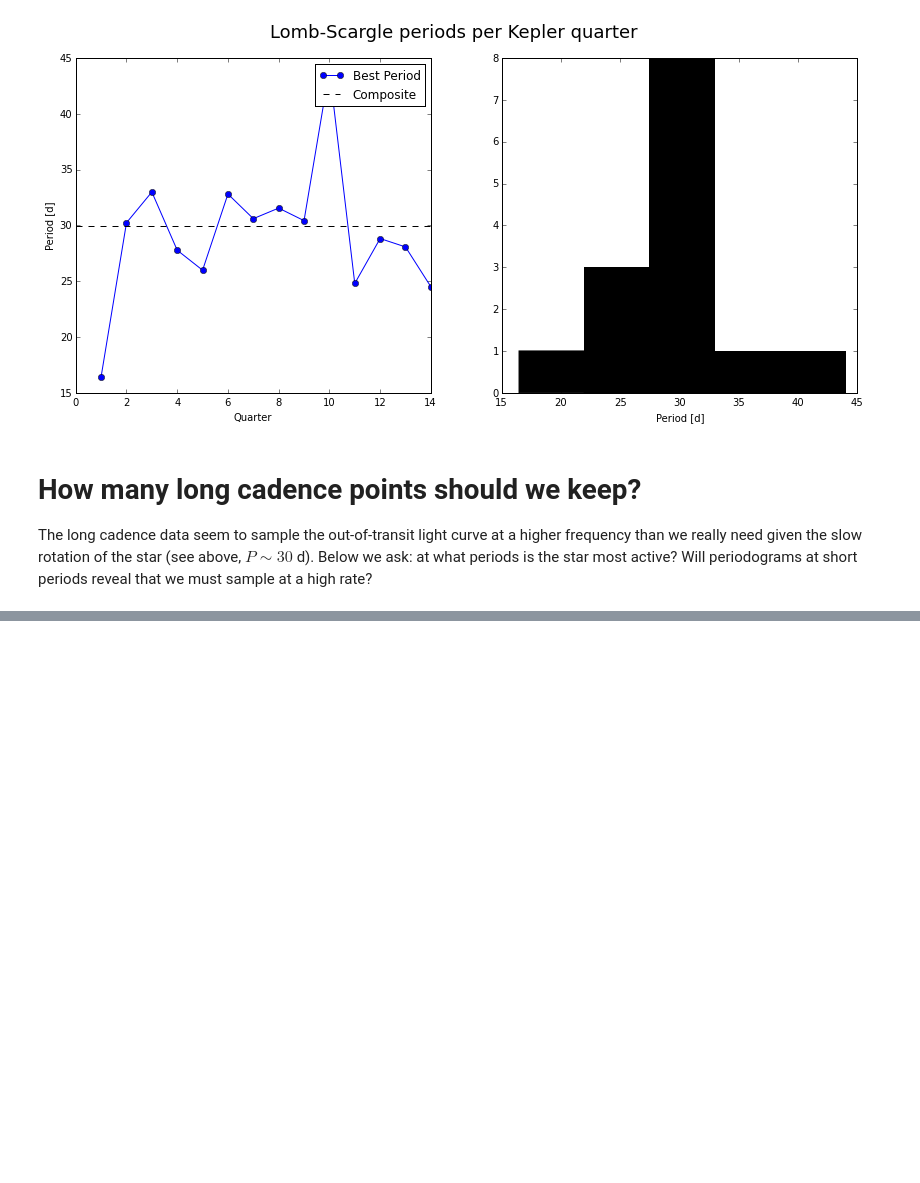
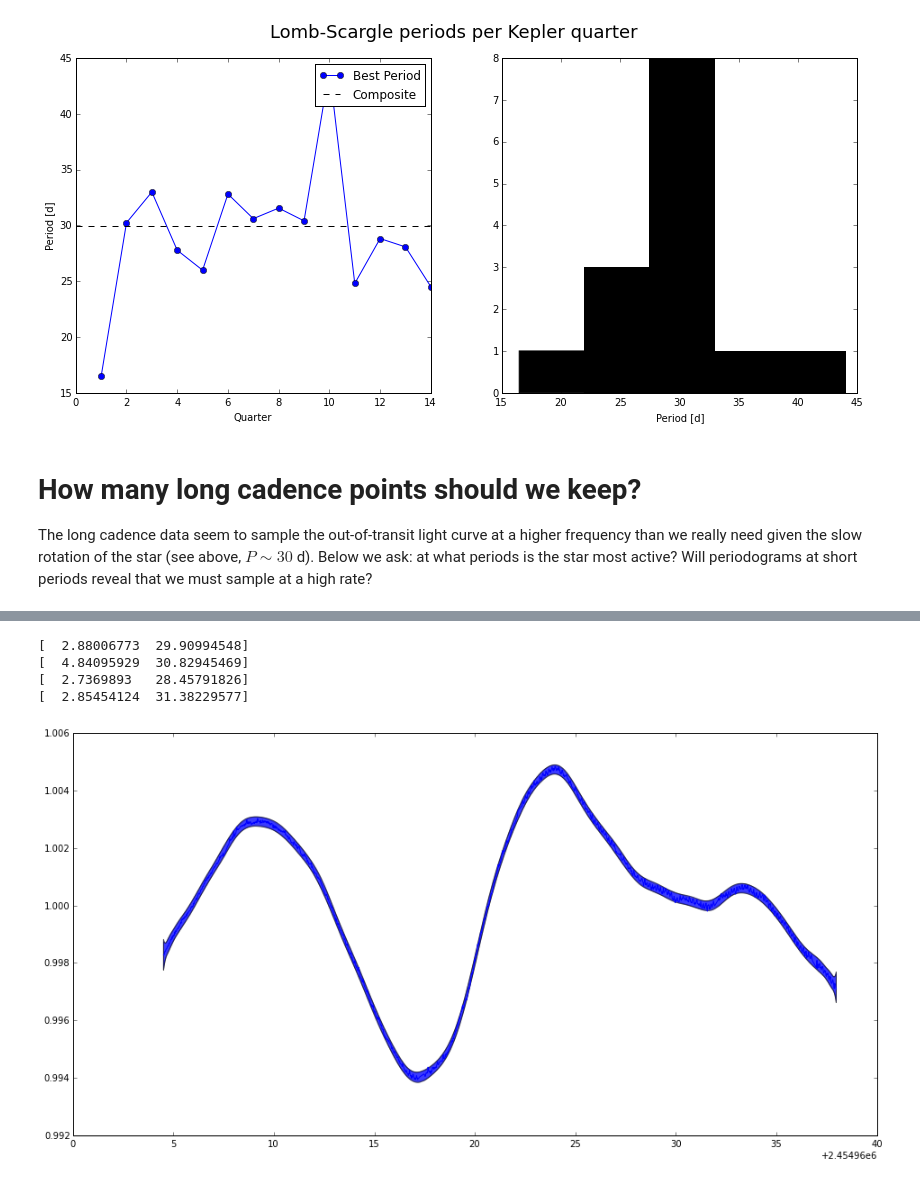
Before and after one commit to bmorris3/hat-11, a Jupyter notebook: data/periodogram.ipynb, the cells around one changed output, grey strips where cells are left out. Saved outputs shown, nothing was run; the diff lists cells and outputs as text; code cells hidden in the pictures; blank space fills up the shorter version.

```diff
--- a/data/periodogram.ipynb
+++ b/data/periodogram.ipynb
@@ -185,0 +269,26 @@ plt.show()
+# %%
+plt.figure(figsize=(16,8))
+plt.plot(lc.times.jd, lc.fluxes)
+
+for position in pos:
+    print(position)
+    #period, ln_white = position
+    #gamma, period, ln_white = position
+    tau, period = position
+    #kernel = kernels.CosineKernel(period=period)
+    kernel = kernels.CosineKernel(period=period) * kernels.ExpSquaredKernel(metric=tau)
+    gp = george.GP(kernel, solver=george.BasicSolver)
+    gp.compute(lc.times.jd, lc.errors + 0.001)#np.sqrt(np.exp(ln_white)**2 + lc.errors**2))
+
+    mu, cov = gp.predict(lc.fluxes - 1, lc.times.jd)
+    std = np.sqrt(np.diag(cov))
+
+#print(mu-std, mu+std)
+    plt.fill_between(lc.times.jd, 1+ mu-std, 1+ mu+std, alpha=0.3)
+plt.show()
+# %% [output]
+[  2.88006773  29.90994548]
+[  4.84095929  30.82945469]
+[  2.7369893   28.45791826]
+[  2.85454124  31.38229577]
+[figure, added]
```
Also changed, not shown: parts of 20 cells of this notebook, 18 other files.
